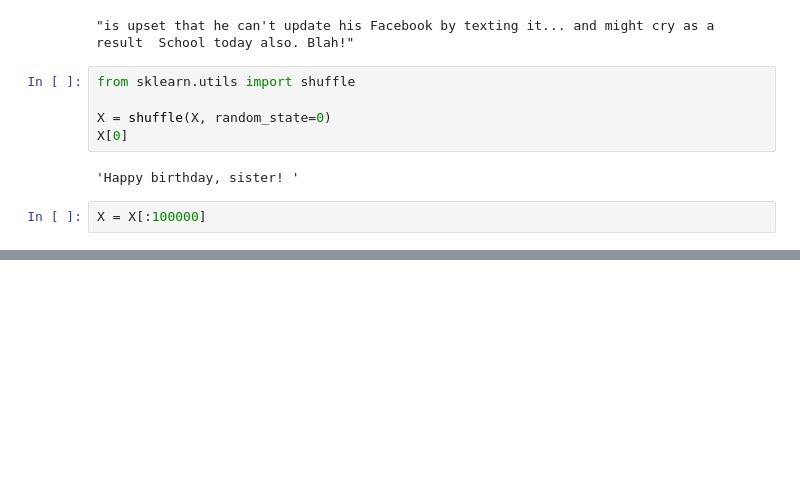
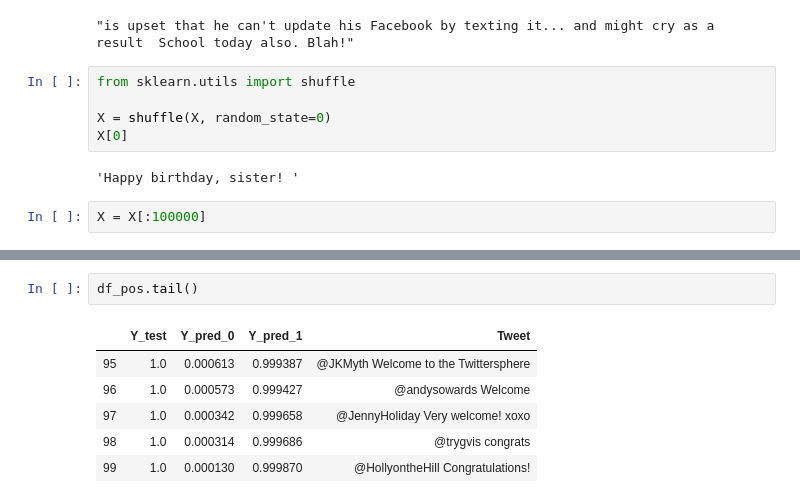
Before and after one commit to 92612ShiyuQiu/Twitter-Sentiment-Analysis, a Jupyter notebook: project.ipynb, the cells around one changed output, grey strips where cells are left out. Saved outputs shown, nothing was run; the diff lists cells and outputs as text; blank space fills up the shorter version.

```diff
--- a/project.ipynb
+++ b/project.ipynb
@@ -331,0 +361,9 @@ top100_neg_tweets
+# %%
+df_pos.tail()
+# %% [output]
+|  | Y_test | Y_pred_0 | Y_pred_1 | Tweet |
+| 95 | 1.0 | 0.000613 | 0.999387 | @JKMyth Welcome to the Twittersphere |
+| 96 | 1.0 | 0.000573 | 0.999427 | @andysowards Welcome |
+| 97 | 1.0 | 0.000342 | 0.999658 | @JennyHoliday Very welcome! xoxo |
+| 98 | 1.0 | 0.000314 | 0.999686 | @trygvis congrats |
+| 99 | 1.0 | 0.000130 | 0.999870 | @HollyontheHill Congratulations! |
```
Also changed, not shown: parts of 7 cells of this notebook, 2 other files.
